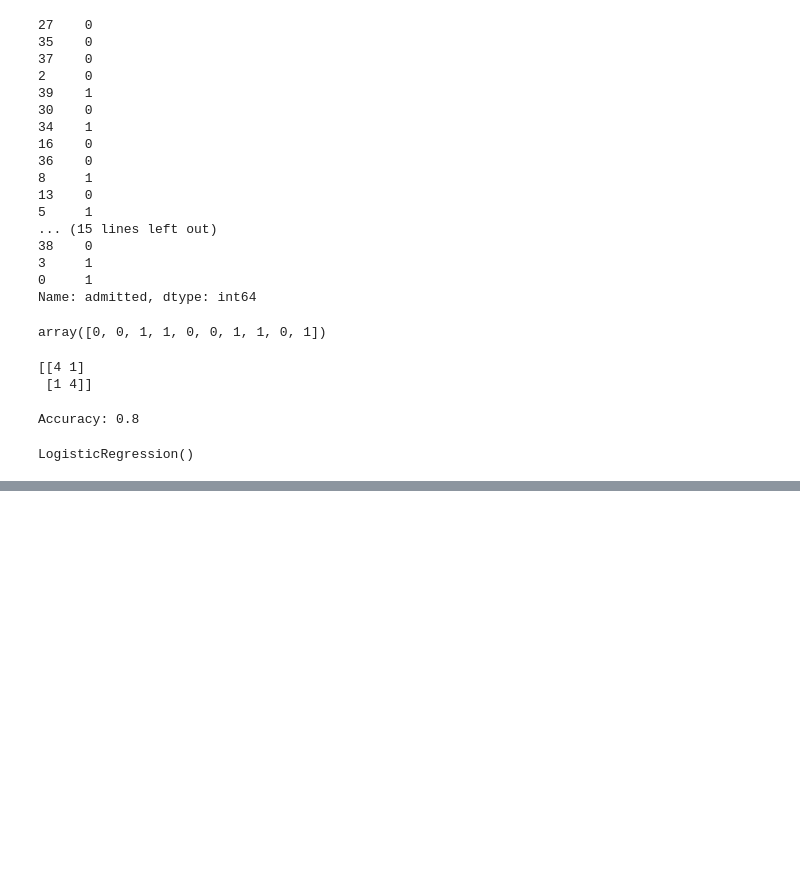
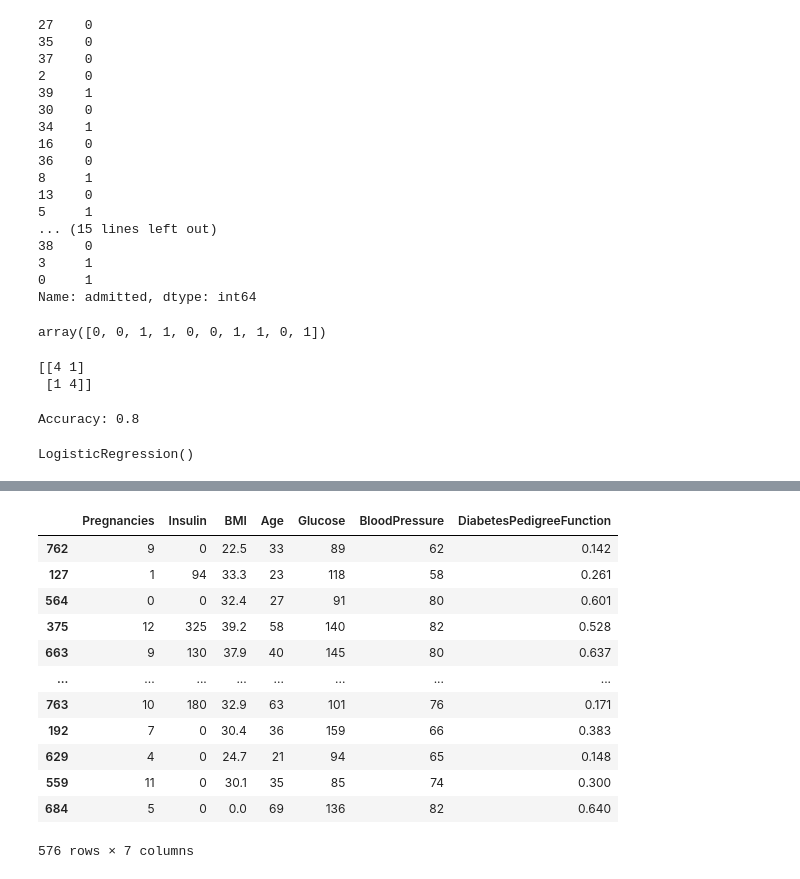
Before and after one commit to vedant23nanoti-spec/Python-ML--libraries-, a Jupyter notebook: intro to machine learning.ipynb, the cells around one changed output, grey strips where cells are left out. Drawn from its saved outputs; the diff is of its cells as text; code cells hidden in the pictures; blank space fills up the shorter version.

```diff
--- a/intro to machine learning.ipynb
+++ b/intro to machine learning.ipynb
@@ -518,0 +544,4 @@ NameError: name 'LogisticRegression' is not defined
+# %%
+#3feature selection
+X=df[['Pregnancies','Insulin','BMI','Age','Glucose','BloodPressure','DiabetesPedigreeFunction']]
+y=df['Outcome']
@@ -518,0 +583,19 @@ NameError: name 'LogisticRegression' is not defined
+# %%
+#4 splitting data
+X_train , X_test, y_train, y_test = train_test_split(X , y , test_size=0.25,random_state=0)
+# %%
+X_train
+# %% [output]
+|  | Pregnancies | Insulin | BMI | Age | Glucose | BloodPressure | DiabetesPedigreeFunction |
+| 762 | 9 | 0 | 22.5 | 33 | 89 | 62 | 0.142 |
+| 127 | 1 | 94 | 33.3 | 23 | 118 | 58 | 0.261 |
+| 564 | 0 | 0 | 32.4 | 27 | 91 | 80 | 0.601 |
+| 375 | 12 | 325 | 39.2 | 58 | 140 | 82 | 0.528 |
+| 663 | 9 | 130 | 37.9 | 40 | 145 | 80 | 0.637 |
+| ... | ... | ... | ... | ... | ... | ... | ... |
+| 763 | 10 | 180 | 32.9 | 63 | 101 | 76 | 0.171 |
+| 192 | 7 | 0 | 30.4 | 36 | 159 | 66 | 0.383 |
+| 629 | 4 | 0 | 24.7 | 21 | 94 | 65 | 0.148 |
+| 559 | 11 | 0 | 30.1 | 35 | 85 | 74 | 0.300 |
+| 684 | 5 | 0 | 0.0 | 69 | 136 | 82 | 0.640 |
+576 rows × 7 columns
```
Also changed, not shown: parts of 19 cells of this notebook.
